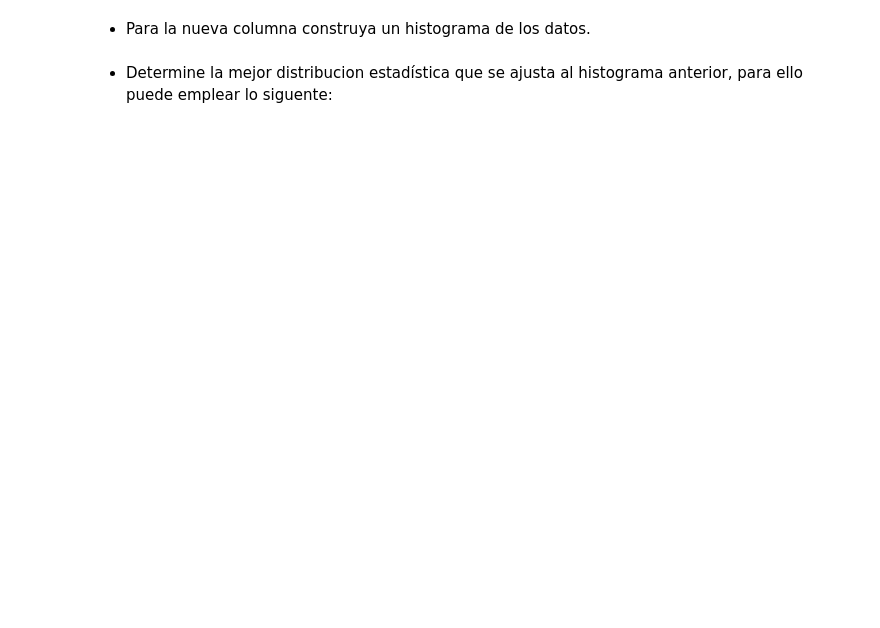
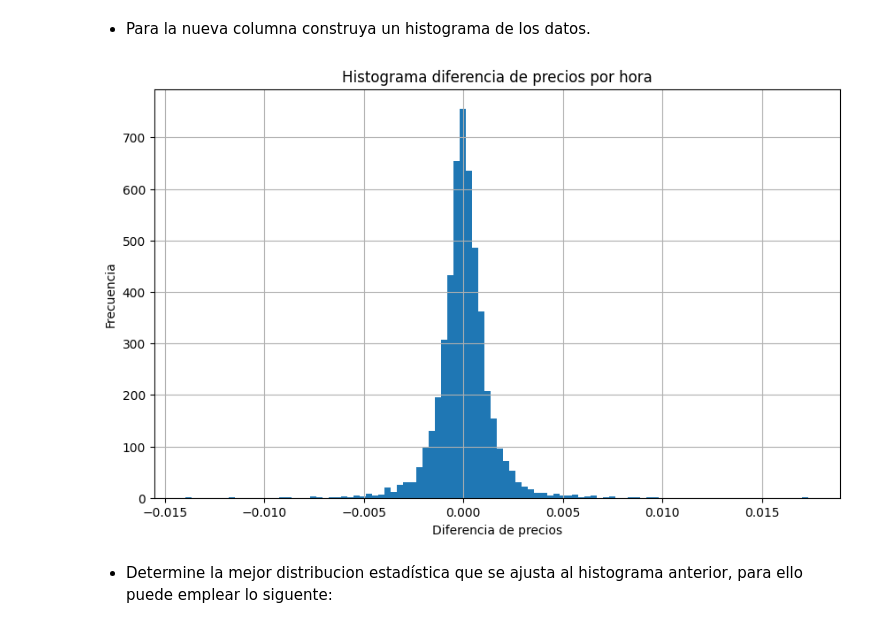
Before and after one commit to vaskiax/002_EstudiantesAprendizajeEstadistico, a Jupyter notebook: semestre2024-2/Estudiantes/Vergel_27/Lab01PandasHarold.ipynb, the cells around one changed output. Cells and saved outputs as stored; diff of their text form; code cells hidden in the pictures; blank space fills up the shorter version.

```diff
--- a/semestre2024-2/Estudiantes/Vergel_27/Lab01PandasHarold.ipynb
+++ b/semestre2024-2/Estudiantes/Vergel_27/Lab01PandasHarold.ipynb
@@ -141,0 +144,3 @@ plt.grid()
+# %%
+df_Close["DiffPrice"] = df_Close.Close.diff(1)
+df_Close.head()
@@ -142,5 +160,16 @@ plt.grid()
 # %% [markdown]
 - Para la nueva columna construya un histograma de los datos.
+# %%
+# Crear un histograma de la diferencia de precios
+
+plt.figure(figsize=(10,6))
+plt.hist(df_Close.DiffPrice[1:], bins=100)
+plt.title("Histograma diferencia de precios por hora")
+plt.xlabel("Diferencia de precios")
+plt.ylabel("Frecuencia")
+plt.grid()
+# %% [output]
+[figure, added]
 # %% [markdown]
 - Determine la mejor distribucion estadística que se ajusta al histograma anterior, para ello puede emplear lo siguente:
 # %%
```
Also changed, not shown: parts of 53 cells of this notebook.
